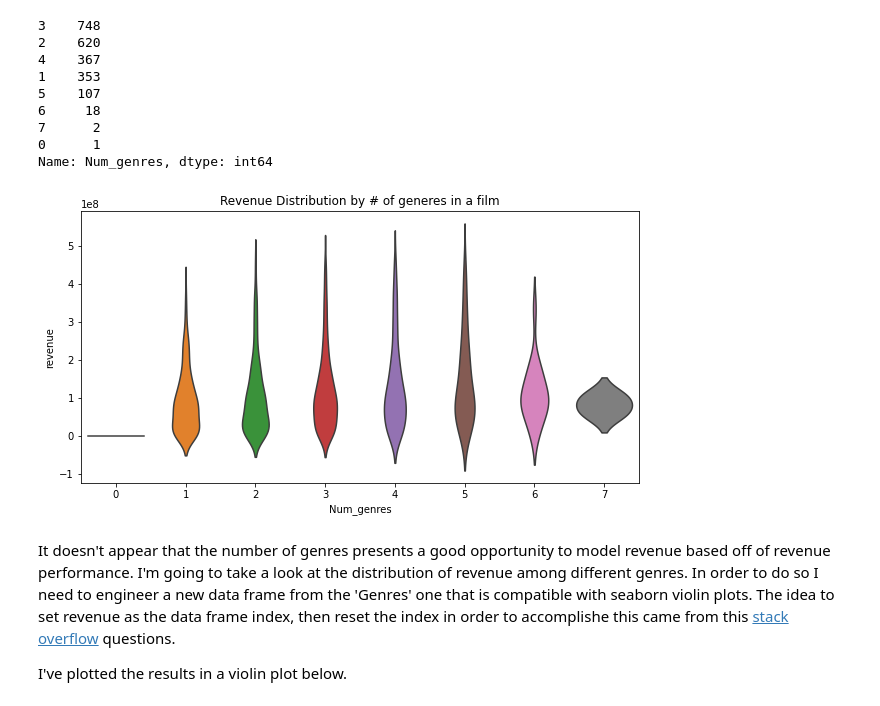
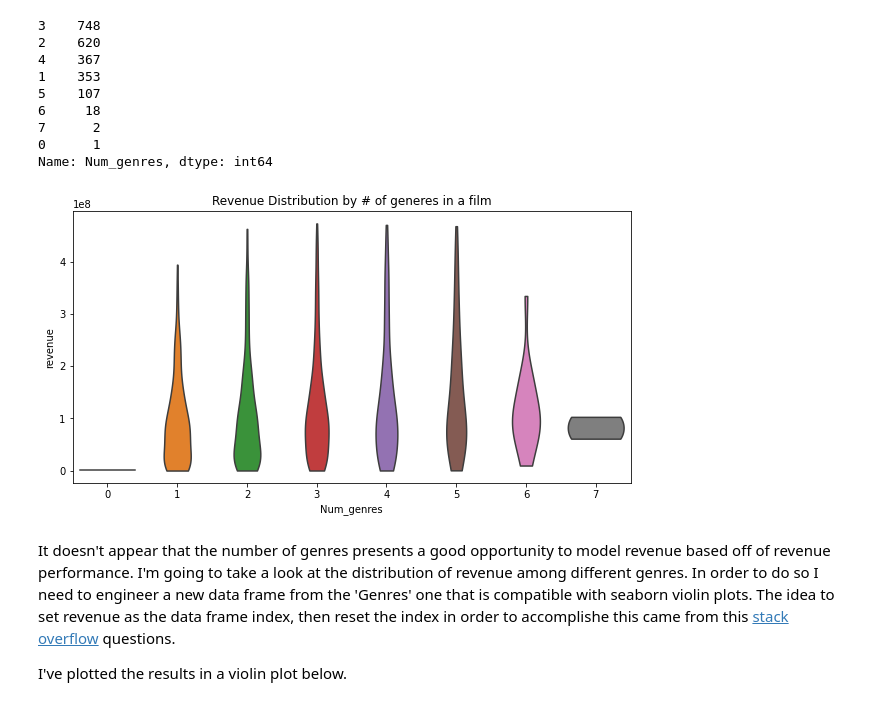
Before and after one commit to NickD-Dean/Springboard, a Jupyter notebook: Capstone Project 2/Code/Modeling_revenue_tiers.ipynb, the cells around one changed output. Saved outputs shown, nothing was run; the diff lists cells and outputs as text; code cells hidden in the pictures.

```diff
--- a/Capstone Project 2/Code/Modeling_revenue_tiers.ipynb
+++ b/Capstone Project 2/Code/Modeling_revenue_tiers.ipynb
@@ -84,10 +84,10 @@ Name: Num_genres, dtype: int64
 # %%
 # It seems that the number of genres in a film could be a good way to divide up the films for modeling
 plt.figure(figsize=(10,5))
-sns.violinplot(x='Num_genres', y='revenue', data=Genres, inner=None)
+sns.violinplot(x='Num_genres', y='revenue', data=Genres, inner=None, cut=0)
 plt.title('Revenue Distribution by # of generes in a film');
 # %% [output]
-[figure, old version]
+[figure, new version]
 # %% [markdown]
 It doesn't appear that the number of genres presents a good opportunity to model revenue based off of revenue performance.  I'm going to take a look at the distribution of revenue among different genres.  In order to do so I need to engineer a new data frame from the 'Genres' one that is compatible with seaborn violin plots.  The idea to set revenue as the data frame index, then reset the index in order to accomplishe this came from this [stack overflow](https://stackoverflow.com/questions/50607740/reverse-a-get-dummies-encoding-in-pandas) questions.
 
```
Also changed, not shown: parts of 5 cells of this notebook.
